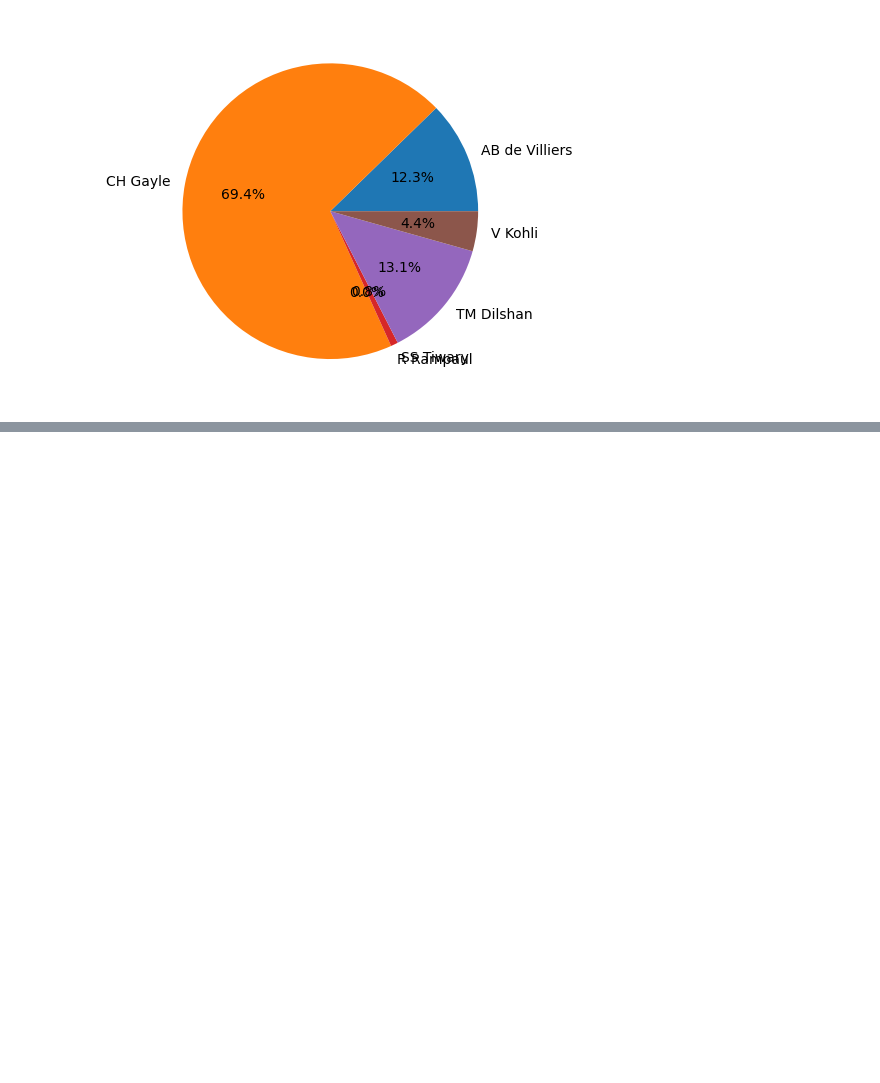
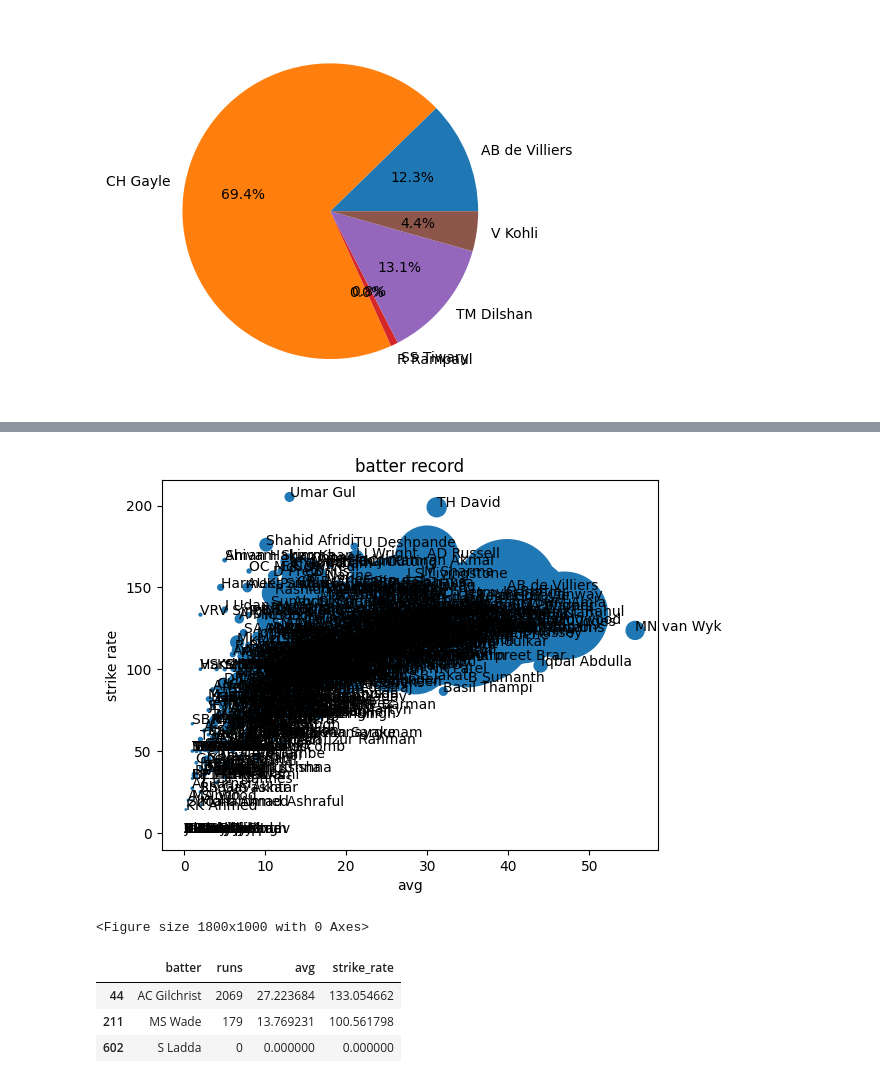
Before and after one commit to priyansh-commits/practice, a Jupyter notebook: pandas_and_numpy_rev.ipynb, the cells around one changed output, grey strips where cells are left out. Drawn from its saved outputs; the diff is of its cells as text; code cells hidden in the pictures; blank space fills up the shorter version.

```diff
--- a/pandas_and_numpy_rev.ipynb
+++ b/pandas_and_numpy_rev.ipynb
@@ -446,0 +464,22 @@ plt.show()
+# %%
+bat=pd.read_csv('/content/batter.csv')
+bat.head(3)
+plt.scatter(bat['avg'],bat['strike_rate'],s=bat['runs'])
+plt.xlabel('avg')
+plt.ylabel('strike rate')
+plt.title('batter record')
+for i in range(len(bat)):
+  plt.text(bat['avg'].values[i],bat['strike_rate'].values[i],bat['batter'].values[i])
+plt.figure(figsize=(18,10))
+
+plt.show()
+# %% [output]
+[figure, added]
+<Figure size 1800x1000 with 0 Axes>
+# %%
+bat.head(3)
+# %% [output]
+|  | batter | runs | avg | strike_rate |
+| 44 | AC Gilchrist | 2069 | 27.223684 | 133.054662 |
+| 211 | MS Wade | 179 | 13.769231 | 100.561798 |
+| 602 | S Ladda | 0 | 0.000000 | 0.000000 |
```
Also changed, not shown: parts of 17 cells of this notebook.
